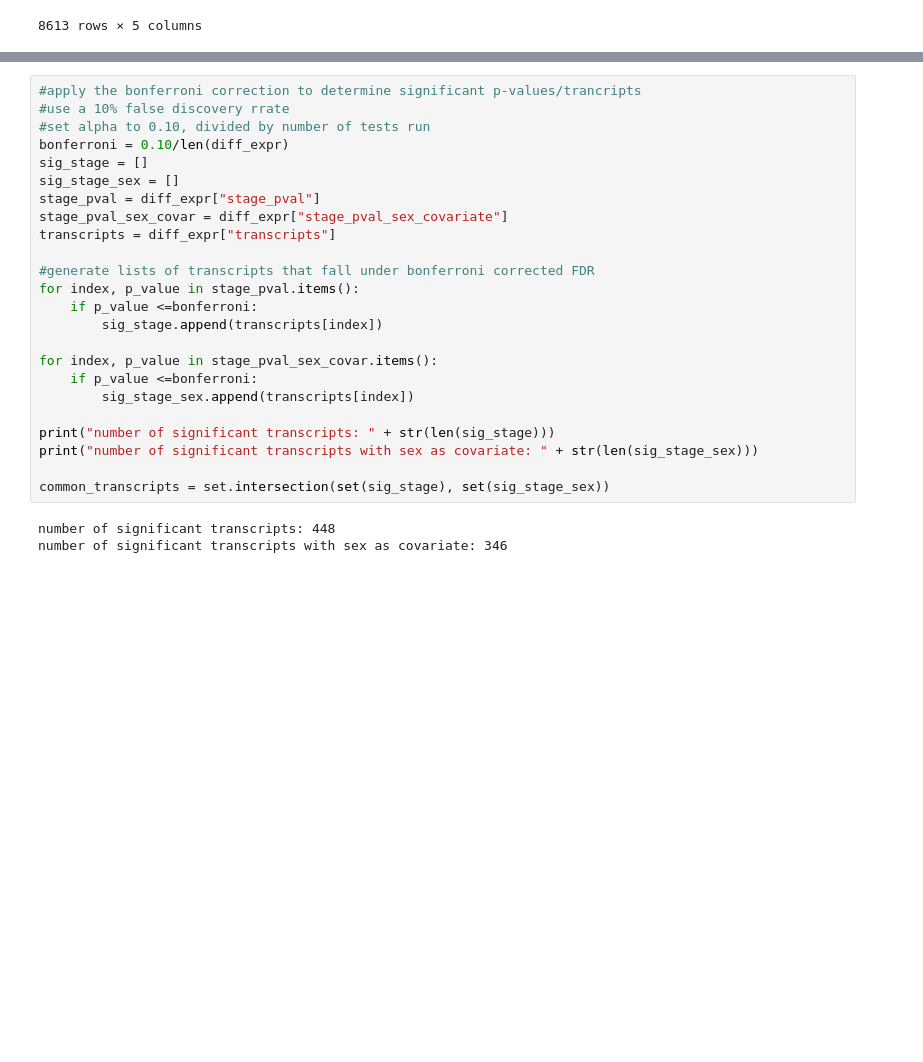
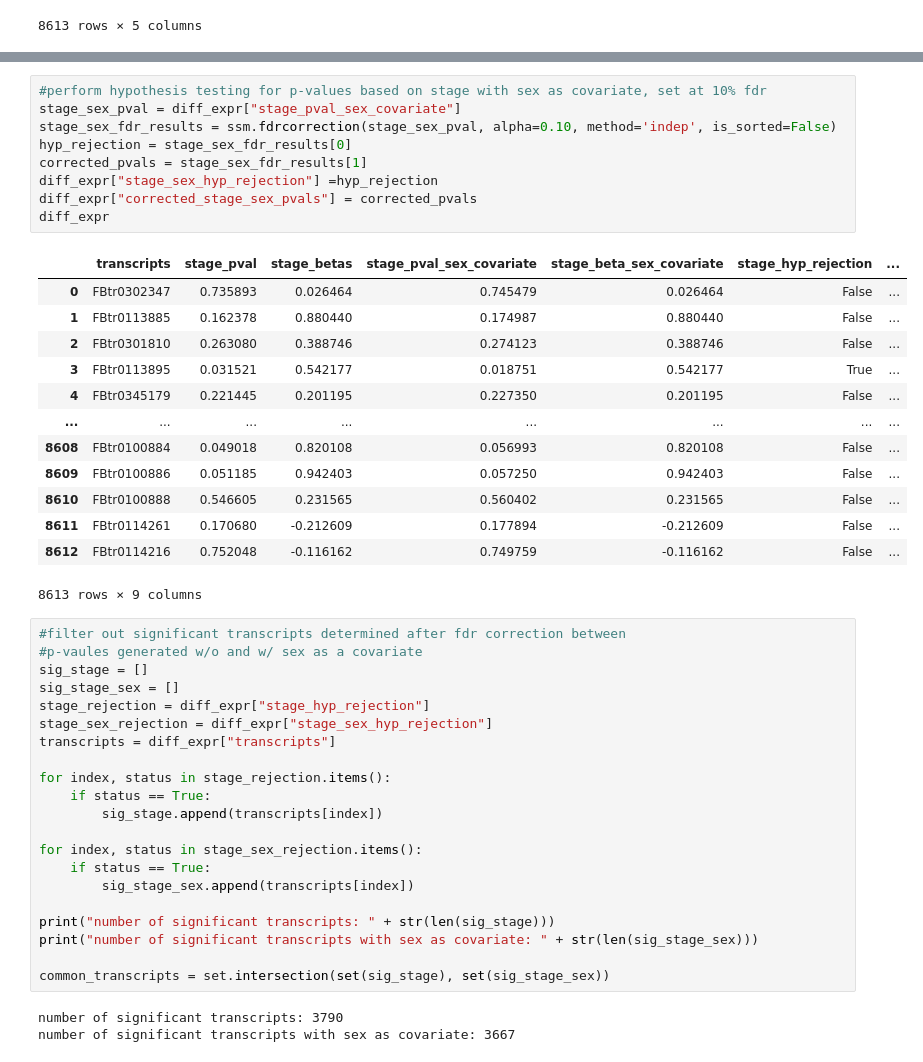
Before and after one commit to jliao94/qbb2020-answers, a Jupyter notebook: assignment7/Assignment7.ipynb, the cells around one changed output, grey strips where cells are left out. Drawn from its saved outputs; the diff is of its cells as text; blank space fills up the shorter version.

```diff
--- a/assignment7/Assignment7.ipynb
+++ b/assignment7/Assignment7.ipynb
@@ -344,21 +368,41 @@ diff_expr
+# %%
+#perform hypothesis testing for p-values based on stage with sex as covariate, set at 10% fdr
+stage_sex_pval = diff_expr["stage_pval_sex_covariate"]
+stage_sex_fdr_results = ssm.fdrcorrection(stage_sex_pval, alpha=0.10, method='indep', is_sorted=False)
+hyp_rejection = stage_sex_fdr_results[0]
+corrected_pvals = stage_sex_fdr_results[1]
+diff_expr["stage_sex_hyp_rejection"] =hyp_rejection
+diff_expr["corrected_stage_sex_pvals"] = corrected_pvals
+diff_expr
+# %% [output]
+|  | transcripts | stage_pval | stage_betas | stage_pval_sex_covariate | stage_beta_sex_covariate | stage_hyp_rejection | ... |
+| 0 | FBtr0302347 | 0.735893 | 0.026464 | 0.745479 | 0.026464 | False | ... |
+| 1 | FBtr0113885 | 0.162378 | 0.880440 | 0.174987 | 0.880440 | False | ... |
+| 2 | FBtr0301810 | 0.263080 | 0.388746 | 0.274123 | 0.388746 | False | ... |
+| 3 | FBtr0113895 | 0.031521 | 0.542177 | 0.018751 | 0.542177 | True | ... |
+| 4 | FBtr0345179 | 0.221445 | 0.201195 | 0.227350 | 0.201195 | False | ... |
+| ... | ... | ... | ... | ... | ... | ... | ... |
+| 8608 | FBtr0100884 | 0.049018 | 0.820108 | 0.056993 | 0.820108 | False | ... |
+| 8609 | FBtr0100886 | 0.051185 | 0.942403 | 0.057250 | 0.942403 | False | ... |
+| 8610 | FBtr0100888 | 0.546605 | 0.231565 | 0.560402 | 0.231565 | False | ... |
+| 8611 | FBtr0114261 | 0.170680 | -0.212609 | 0.177894 | -0.212609 | False | ... |
+| 8612 | FBtr0114216 | 0.752048 | -0.116162 | 0.749759 | -0.116162 | False | ... |
+8613 rows × 9 columns
 # %%
-#apply the bonferroni correction to determine significant p-values/trancripts
-#use a 10% false discovery rrate
-#set alpha to 0.10, divided by number of tests run
-bonferroni = 0.10/len(diff_expr)
+#filter out significant transcripts determined after fdr correction between
+#p-vaules generated w/o and w/ sex as a covariate
 sig_stage = []
 sig_stage_sex = []
-stage_pval = diff_expr["stage_pval"]
-stage_pval_sex_covar = diff_expr["stage_pval_sex_covariate"]
+stage_rejection = diff_expr["stage_hyp_rejection"]
+stage_sex_rejection = diff_expr["stage_sex_hyp_rejection"]
 transcripts = diff_expr["transcripts"]
 
-#generate lists of transcripts that fall under bonferroni corrected FDR
-for index, p_value in stage_pval.items():
-    if p_value <=bonferroni:
+for index, status in stage_rejection.items():
+    if status == True:
         sig_stage.append(transcripts[index])
 
-for index, p_value in stage_pval_sex_covar.items():
-    if p_value <=bonferroni:
+for index, status in stage_sex_rejection.items():
+    if status == True:
         sig_stage_sex.append(transcripts[index])
 
 print("number of significant transcripts: " + str(len(sig_stage)))
@@ -366,8 +410,8 @@ print("number of significant transcripts with sex as covariate: " + str(len(sig_
 
 common_transcripts = set.intersection(set(sig_stage), set(sig_stage_sex))
 # %% [output]
-number of significant transcripts: 448
-number of significant transcripts with sex as covariate: 346
+number of significant transcripts: 3790
+number of significant transcripts with sex as covariate: 3667
 # %%
 #calculate percentage overlap of differentially expressed genes with and without sex as a covariate
 percentage_overlap = len(common_transcripts)/len(sig_stage)*100
```
Also changed, not shown: parts of 7 cells of this notebook, 1 other file.
